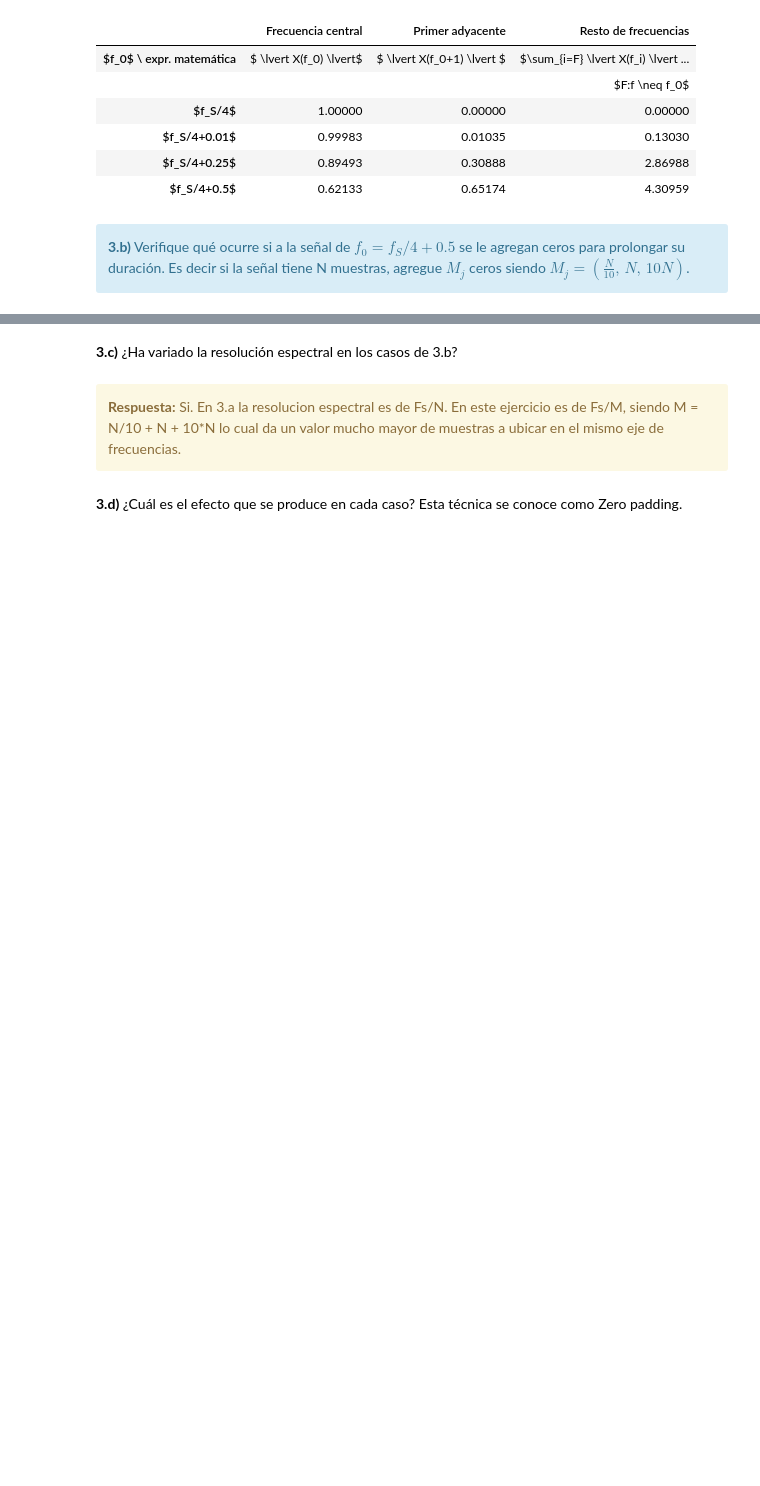
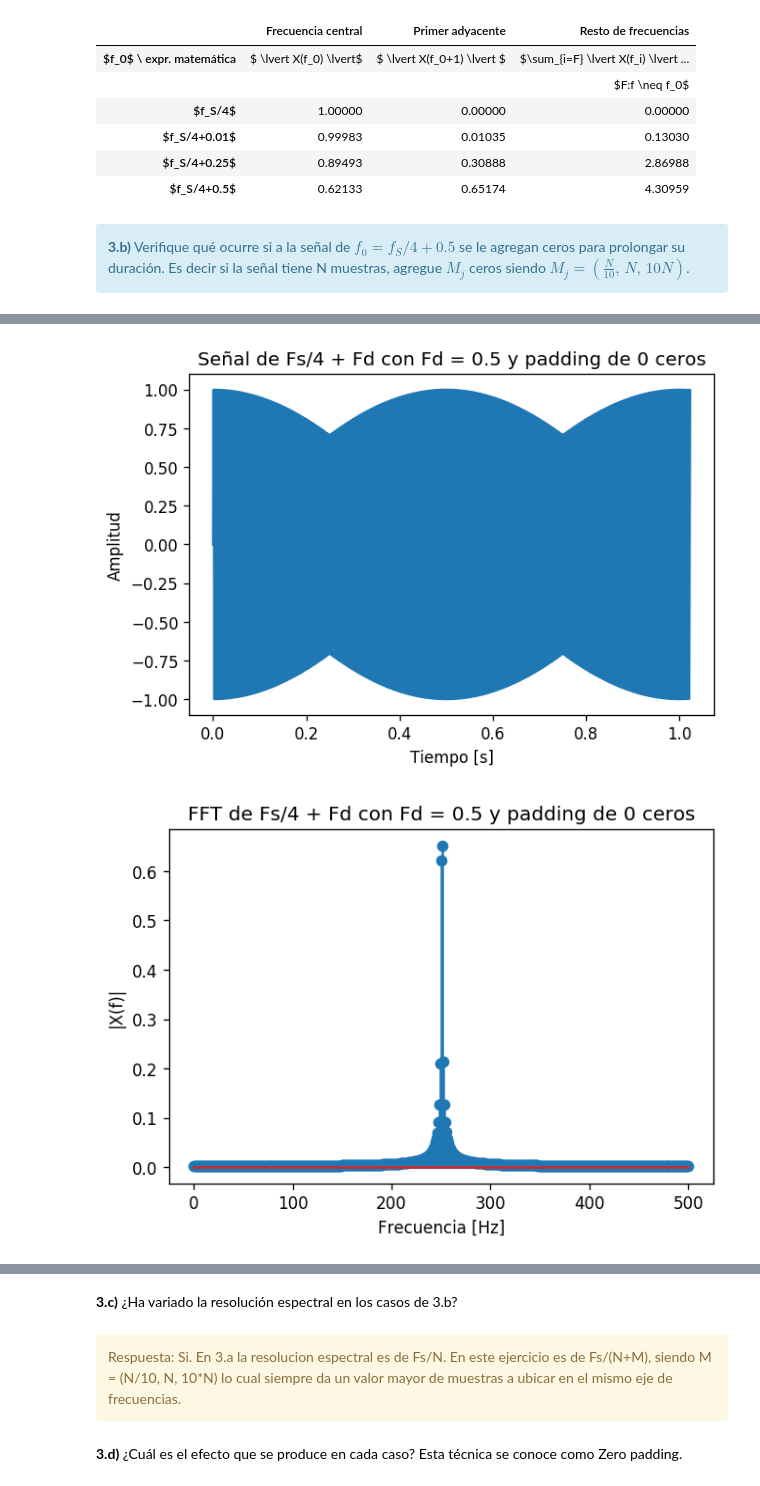
Before and after one commit to royconejo/PdS, a Jupyter notebook: TP1 - Muestreo de señales - Forurier.ipynb, the cells around one changed output, grey strips where cells are left out. Drawn from its saved outputs; the diff is of its cells as text; code cells hidden in the pictures; blank space fills up the shorter version.

Commit message:
TP1 Ejercicios 1,2 y 3 (sin opcionales)

```diff
--- a/TP1 - Muestreo de señales - Forurier.ipynb
+++ b/TP1 - Muestreo de señales - Forurier.ipynb
@@ -439,0 +422,52 @@ plt.show   ()
+# %%
+# No se agrega ningun cero, N/10, N y N*10 ceros a final.
+Fz      = np.array ([0, N//10, N, N*10])
+FzText  = ['0', 'N/10', 'N', 'N*10']
+F0Frm   = [ 0, 0, 0, 0 ]
+F0Dif   = [ 0, 0, 0, 0 ]
+
+for i in range(len (Fz)):
+    # y3z   : Fs / 4 + 0.5 con padding de ceros correspondiente a esta iteracion
+    # M     : Cantidad de muestras (N + ceros) para esta iteracion
+    y3z       = np.pad (y[3], (0,Fz[i]), 'constant')
+    M         = N + Fz[i]
+
+    # FFT
+    FFTabsN   = (2 / M) * np.abs (scipy.fftpack.fft(y3z))
+    FFTabsH   = FFTabsN[:M // 2]
+
+    # Nuevos eje de tiempo para M muestras y frecuencias para M muestras / 2
+    t = np.linspace (0.0, (M - 1) / Fs, M)
+    f = np.linspace (0.0, Fs / 2, M // 2)
+
+    # Amax  : Amplitud maxima (en frecuencia)
+    # f0Frm : Frecuencia donde se da la amplitud maxima
+    # F0Dif : En cuanto difiere la frecuencia "fundamental" estimada respecto a f0, en %
+    Amax      = np.amax (FFTabsH);
+    F0Frm[i]  = f[ np.where(FFTabsH == Amax)[0][0] ]
+    F0Dif[i]  = np.abs (F0[i][0] - F0Frm[i]) / F0[i][0] * 100
+
+    plt.figure (dpi=120)
+    plt.plot   (t, y3z)
+    plt.title  ('Señal de Fs/4 + Fd con Fd = ' + str(Fd[3][0]) + ' y padding de ' + FzText[i] + ' ceros')
+    plt.xlabel ('Tiempo [s]')
+    plt.ylabel ('Amplitud')
+    plt.show   ()
+
+    plt.figure (dpi=120)
+    plt.stem   (f, FFTabsH)
+    plt.title  ('FFT de Fs/4 + Fd con Fd = ' + str(Fd[3][0]) + ' y padding de ' + FzText[i] + ' ceros')
+    plt.xlabel ('Frecuencia [Hz]')
+    plt.ylabel ('|X(f)|')
+    plt.show   ()
+
+    plt.figure (dpi=120)
+    plt.stem   (f, FFTabsH)
+    plt.title  ('FFT de Fs/4 + Fd con Fd = ' + str(Fd[3][0]) + ' y padding de ' + FzText[i] + ' ceros (Detalle)')
+    plt.xlabel ('Frecuencia [Hz]')
+    plt.ylabel ('|X(f)|')
+    plt.axis   ([230.5, 270.5, 0, Amax + Amax * 0.1])
+    plt.show   ()
+# %% [output]
+[figure, added]
+[figure, added]
@@ -440,8 +484,8 @@ plt.show   ()
 # %% [markdown]
 **3.c)** ¿Ha variado la resolución espectral en los casos de 3.b?
 # %% [markdown]
-<div class="alert alert-block alert-warning">
-<b>Respuesta:</b> Si. En 3.a la resolucion espectral es de Fs/N. En este ejercicio es de Fs/M, siendo M = N/10 + N + 10*N lo cual da un valor mucho mayor de muestras a ubicar en el mismo eje de frecuencias.
+<div class="alert alert-block alert-warning"
+<b>Respuesta:</b> Si. En 3.a la resolucion espectral es de Fs/N. En este ejercicio es de Fs/(N+M), siendo M = (N/10, N, 10*N) lo cual siempre da un valor mayor de muestras a ubicar en el mismo eje de frecuencias.
 </div>
 # %% [markdown]
 **3.d)** ¿Cuál es el efecto que se produce en cada caso? Esta técnica se conoce como Zero padding.
```
Also changed, not shown: parts of 10 cells of this notebook, 1 other file.
